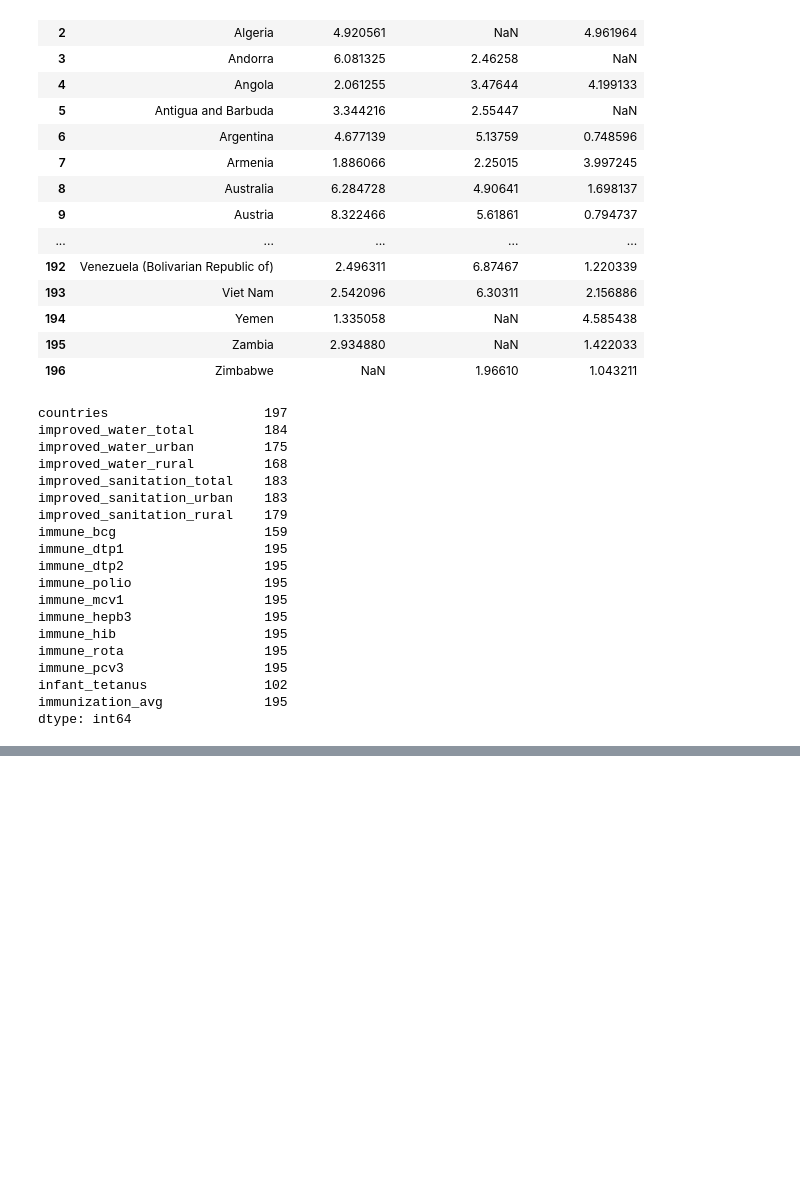
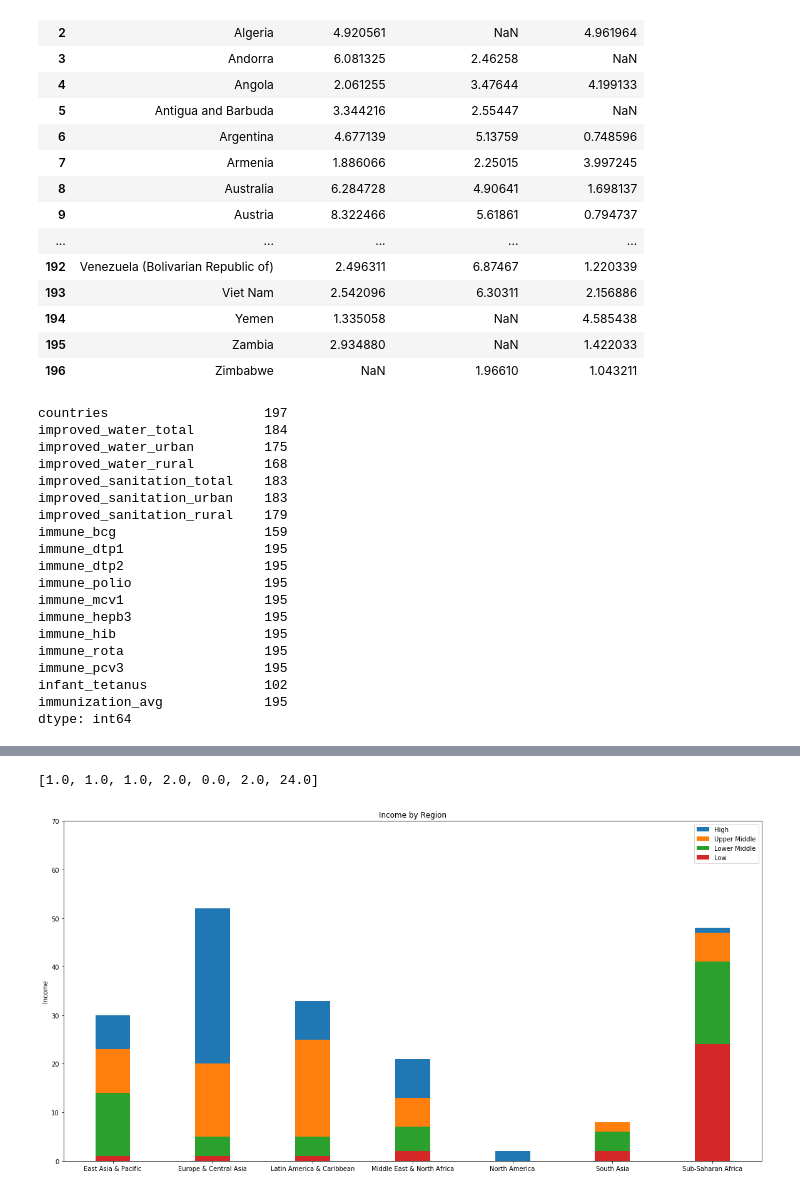
Before and after one commit to Yee-Brian14/primary_completion_rate, a Jupyter notebook: working-notebook.ipynb, the cells around one changed output, grey strips where cells are left out. Drawn from its saved outputs; the diff is of its cells as text; code cells hidden in the pictures; blank space fills up the shorter version.

```diff
--- a/working-notebook.ipynb
+++ b/working-notebook.ipynb
@@ -228,0 +446,37 @@ outfile.close()
+# %%
+list(data.groupby('Region').IncomeGroup.value_counts().unstack().fillna(0)['Low income'])
+# %% [output]
+[1.0, 1.0, 1.0, 2.0, 0.0, 2.0, 24.0]
+# %%
+import matplotlib.pyplot as plt
+
+fig, ax = plt.subplots(figsize=(20,10))
+
+N = 7
+
+# count for each of income groups, by region
+low = np.array(data.groupby('Region').IncomeGroup.value_counts().unstack().fillna(0)['Low income'])
+lower_mid = np.array(data.groupby('Region').IncomeGroup.value_counts().unstack().fillna(0)['Lower middle income'])
+upper_mid = np.array(data.groupby('Region').IncomeGroup.value_counts().unstack().fillna(0)['Upper middle income'])
+high = np.array(data.groupby('Region').IncomeGroup.value_counts().unstack().fillna(0)['High income'])
+
+ind = np.arange(N)    # the x locations for the groups
+width = 0.35       # the width of the bars: can also be len(x) sequence
+
+# plot each income type
+p1 = plt.bar(ind, high, width,bottom=low+lower_mid+upper_mid)
+p2 = plt.bar(ind, upper_mid, width,bottom=low+lower_mid)
+p3 = plt.bar(ind, lower_mid, width,bottom=low)
+p4 = plt.bar(ind, low, width)
+
+plt.ylabel('Income')
+plt.title('Income by Region')
+plt.xticks(ind, ('East Asia & Pacific', 'Europe & Central Asia', 'Latin America & Caribbean',
+                 'Middle East & North Africa', 'North America', 'South Asia', 'Sub-Saharan Africa'))
+
+plt.yticks(np.arange(0, 80, 10))
+plt.legend((p1[0], p2[0], p3[0], p4[0]), ('High', 'Upper Middle', 'Lower Middle', 'Low'))
+
+plt.show()
+# %% [output]
+[figure, added]
```
Also changed, not shown: parts of 30 cells of this notebook, 1 other file.
